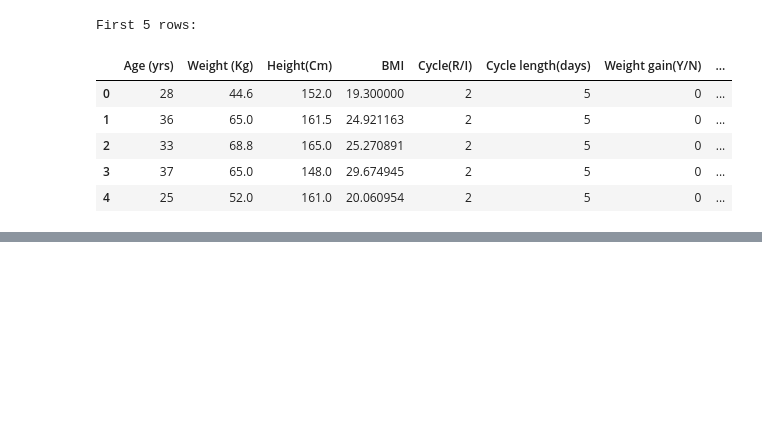
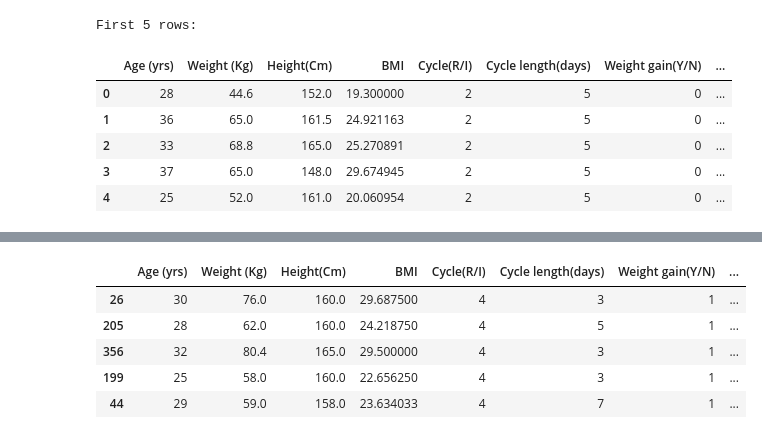
Before and after one commit to Ayushpal2006/ML-model-EDA-AND-TRAINING-DATA-SET, a Jupyter notebook: संजीवनी.ipynb, the cells around one changed output, grey strips where cells are left out. Cells and saved outputs as stored; diff of their text form; code cells hidden in the pictures; blank space fills up the shorter version.

```diff
--- a/संजीवनी.ipynb
+++ b/संजीवनी.ipynb
@@ -194,0 +702,14 @@ First 5 rows:
+# %%
+import joblib
+import pandas as pd
+
+# Load saved model package
+loaded_package = joblib.load("sanjivani_model.pkl")
+
+print("Model loaded successfully!")
+
+print("\nFeatures:")
+print(loaded_package["features"])
+
+print("\nThreshold:")
+print(loaded_package["threshold"])
@@ -194,0 +807,27 @@ First 5 rows:
+# %%
+# Get probabilities for the entire test set
+test_probabilities = loaded_model.predict_proba(
+    loaded_scaler.transform(X_test)
+)[:, 1]
+
+# Create a results dataframe
+results = X_test.copy()
+
+results["Actual"] = y_test
+results["Probability"] = test_probabilities
+results["Prediction"] = (test_probabilities >= 0.4).astype(int)
+
+# Show correctly predicted PCOS-positive cases
+correct_positive = results[
+    (results["Actual"] == 1) &
+    (results["Prediction"] == 1)
+].sort_values("Probability", ascending=False)
+
+display(correct_positive.head())
+# %% [output]
+|  | Age (yrs) | Weight (Kg) | Height(Cm) | BMI | Cycle(R/I) | Cycle length(days) | Weight gain(Y/N) | ... |
+| 26 | 30 | 76.0 | 160.0 | 29.687500 | 4 | 3 | 1 | ... |
+| 205 | 28 | 62.0 | 160.0 | 24.218750 | 4 | 5 | 1 | ... |
+| 356 | 32 | 80.4 | 165.0 | 29.500000 | 4 | 3 | 1 | ... |
+| 199 | 25 | 58.0 | 160.0 | 22.656250 | 4 | 3 | 1 | ... |
+| 44 | 29 | 59.0 | 158.0 | 23.634033 | 4 | 7 | 1 | ... |
```
Also changed, not shown: parts of 30 cells of this notebook.
